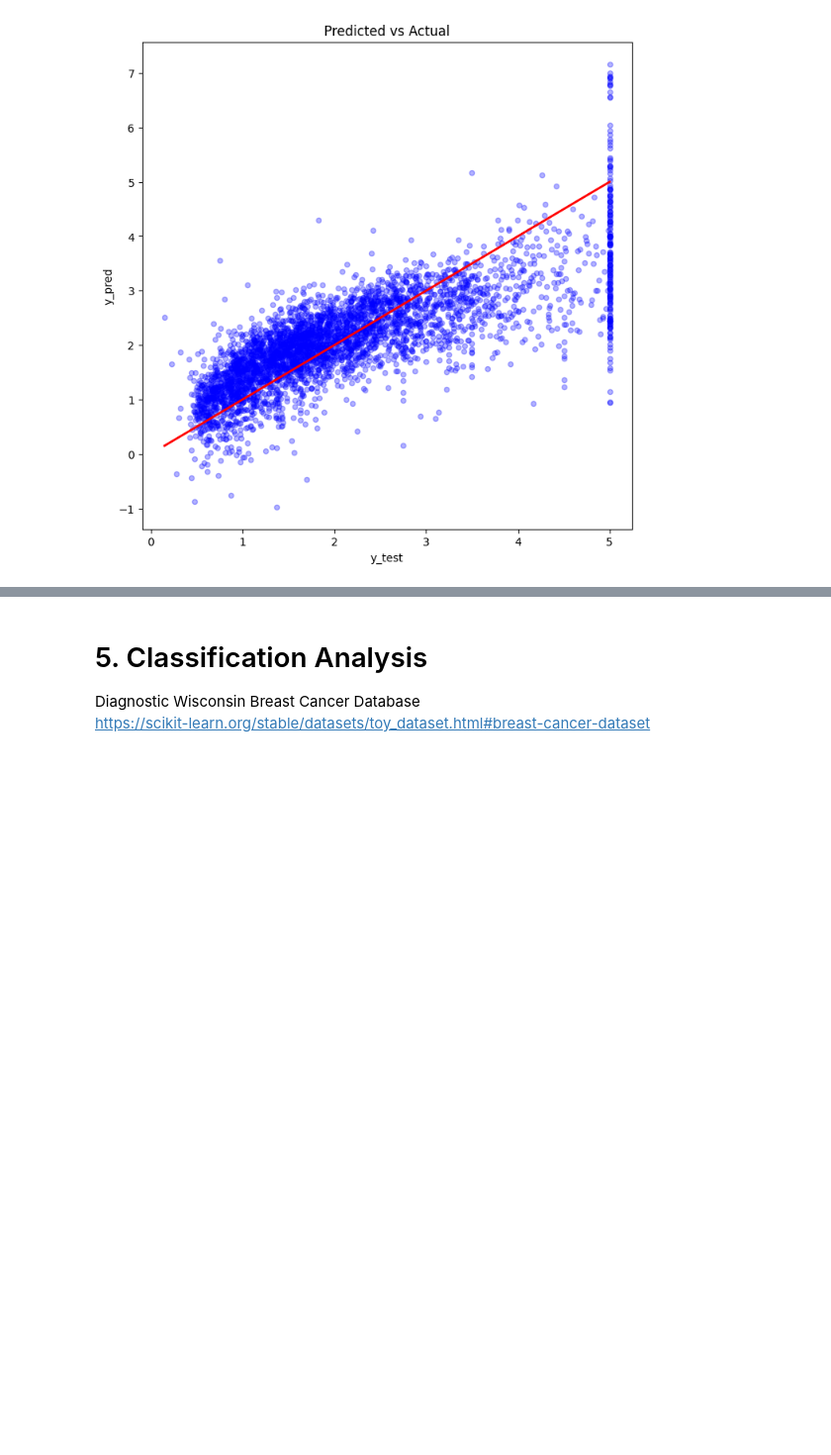
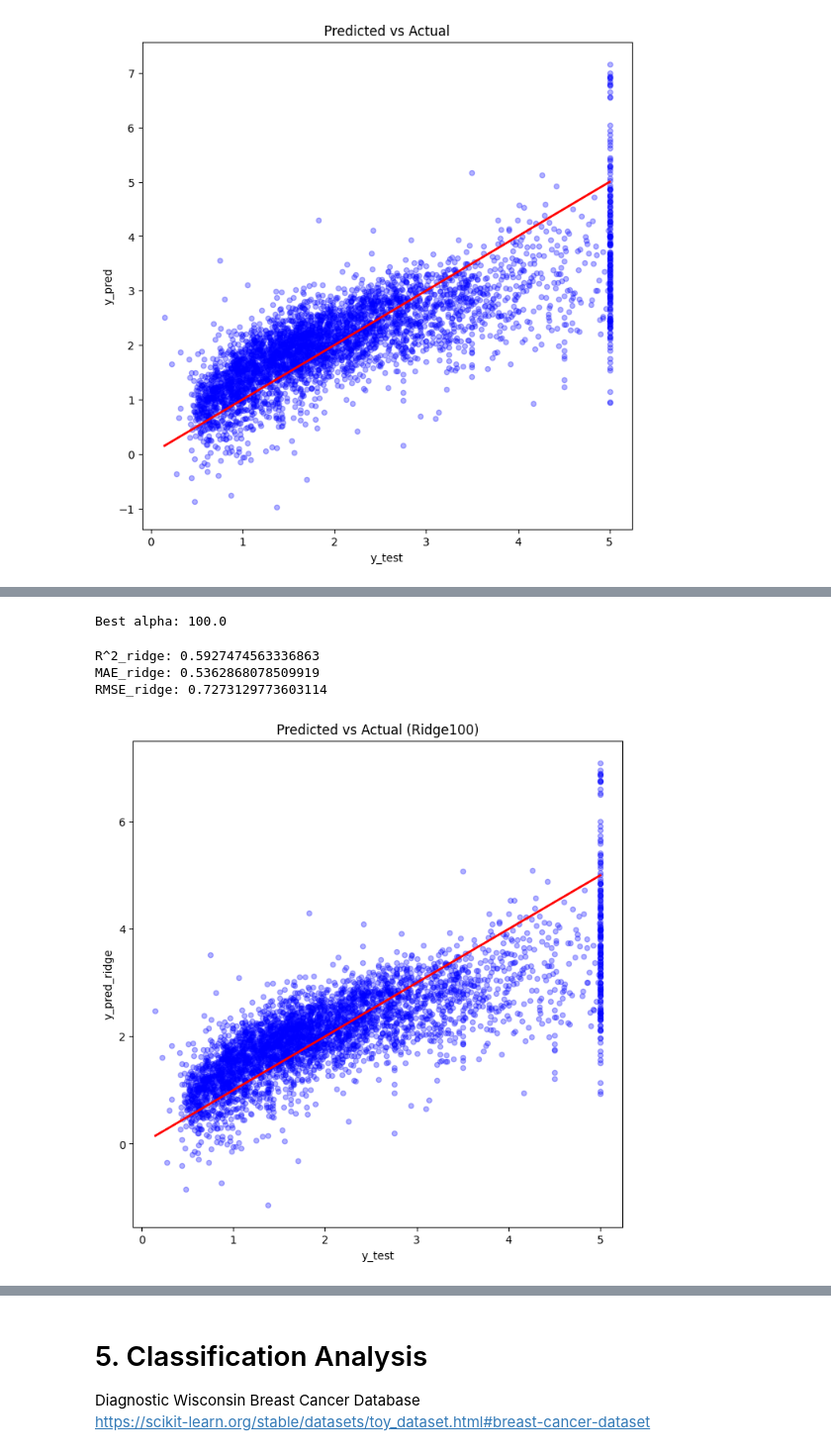
Before and after one commit to yiheng870106/Mathematics-of-Data-Science-Project-1-yiheng, a Jupyter notebook: project1.ipynb, the cells around one changed output, grey strips where cells are left out. Shown: that part at 99% size. Saved outputs shown, nothing was run; the diff lists cells and outputs as text; code cells hidden in the pictures; blank space fills up the shorter version.

```diff
--- a/project1.ipynb
+++ b/project1.ipynb
@@ -146,0 +143,36 @@ RMSE_poly: 0.7273129773603114
+# %%
+from sklearn.linear_model import RidgeCV
+alphas=[0.01,0.1,1,10,50,100,200,1000]
+model_ridge_cv=RidgeCV(alphas=alphas, scoring="r2",cv=10)
+model_ridge_cv.fit(X_train,y_train)
+print("Best alpha:",model_ridge_cv.alpha_)
+# %% [output]
+Best alpha: 100.0
+# %%
+from sklearn.linear_model import Ridge
+model_ridge=Ridge(alpha=100)
+model_ridge.fit(X_train,y_train)
+y_pred_ridge=model_ridge.predict(X_test)
+
+mae_ridge = mean_absolute_error(y_test,y_pred_ridge)
+mse_ridge = mean_squared_error(y_test,y_pred_ridge)
+rmse_ridge = np.sqrt(mse_ridge)
+r2_ridge = r2_score(y_test,y_pred_ridge)
+
+print("R^2_ridge:",r2_ridge)
+print("MAE_ridge:",mae_ridge)
+print("RMSE_ridge:",rmse_ridge)
+
+pred_df_poly=pd.DataFrame({
+    "y_test": y_test,
+    "y_pred_ridge": y_pred_ridge
+})
+pred_df_poly.plot.scatter(x="y_test",y="y_pred_ridge",alpha=0.3,figsize=(8,8),color="blue")
+plt.plot([y_test.min(),y_test.max()],[y_test.min(),y_test.max()],'r-',lw=2)
+plt.title("Predicted vs Actual (Ridge100)")
+plt.show()
+# %% [output]
+R^2_ridge: 0.5927474563336863
+MAE_ridge: 0.5362868078509919
+RMSE_ridge: 0.7273129773603114
+[figure, added]
```
Also changed, not shown: parts of 5 cells of this notebook.
